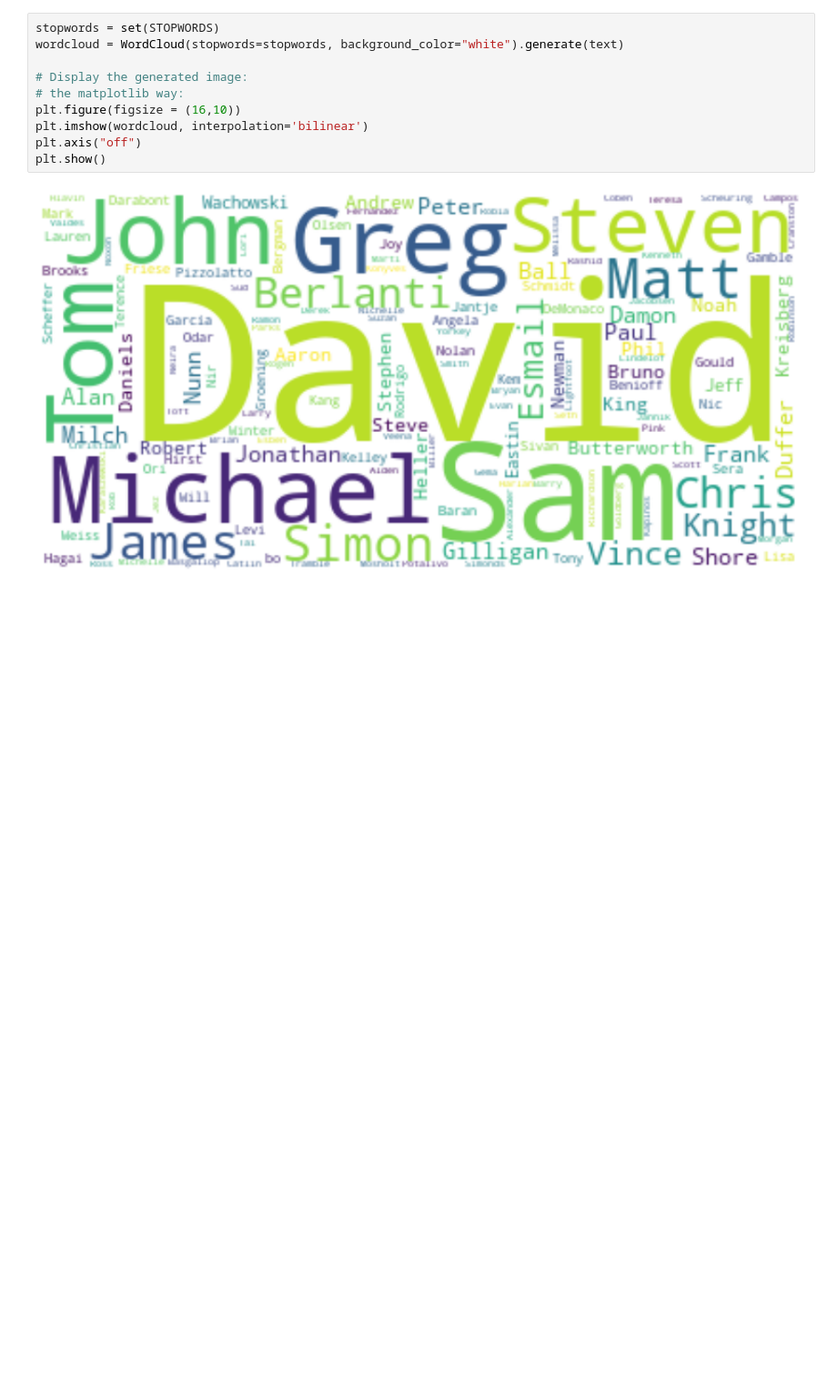
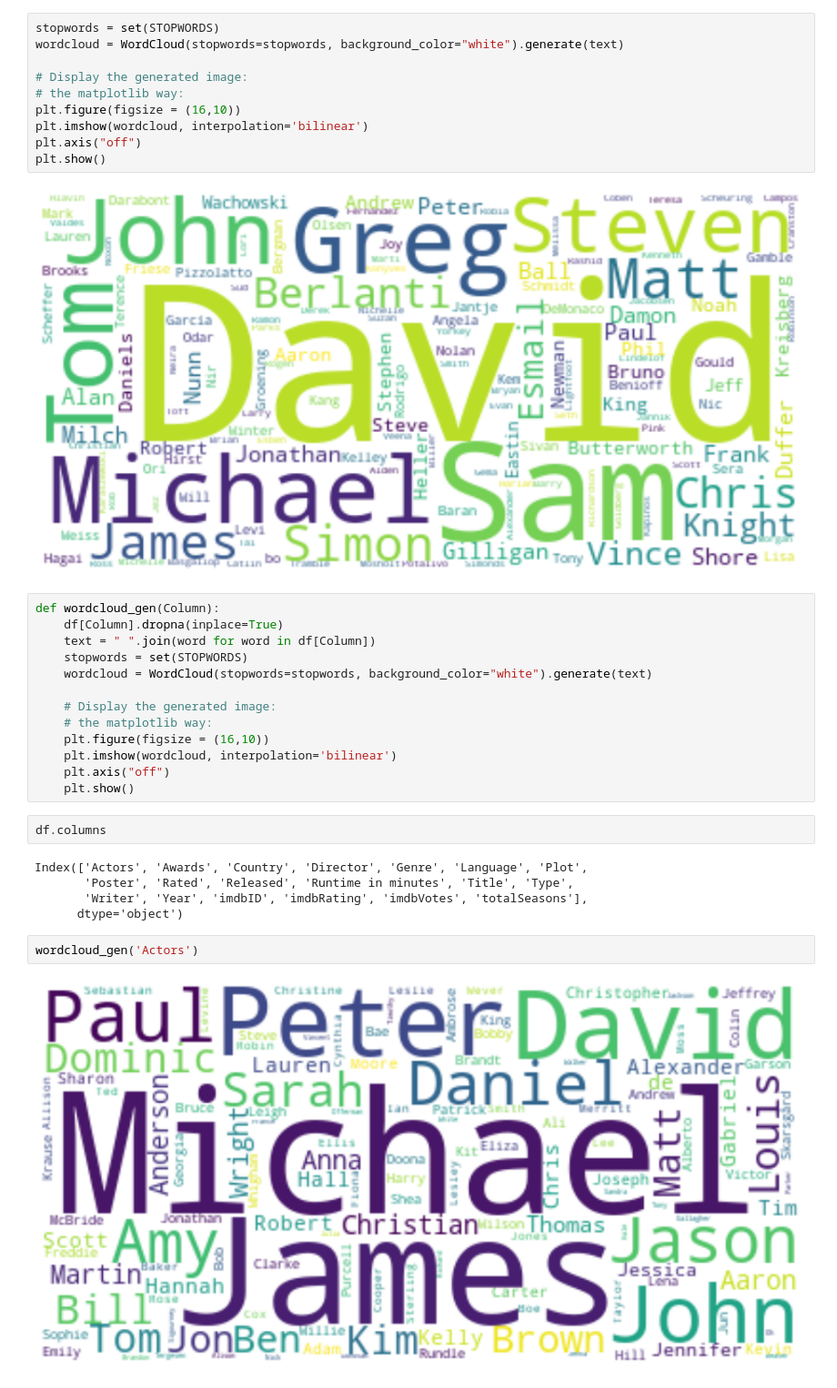
Before and after one commit to agorina91/tvshows, a Jupyter notebook: TvRec_Allcode.ipynb, the cells around one changed output. Shown at 91% size. Cells and saved outputs as stored; diff of their text form; blank space fills up the shorter version.

Commit message:
More wordclouds!

```diff
--- a/TvRec_Allcode.ipynb
+++ b/TvRec_Allcode.ipynb
@@ -130,3 +130,27 @@ plt.axis("off")
 plt.show()
 # %% [output]
 [figure]
+# %%
+def wordcloud_gen(Column):
+    df[Column].dropna(inplace=True)
+    text = " ".join(word for word in df[Column])
+    stopwords = set(STOPWORDS)
+    wordcloud = WordCloud(stopwords=stopwords, background_color="white").generate(text)
+
+    # Display the generated image:
+    # the matplotlib way:
+    plt.figure(figsize = (16,10))
+    plt.imshow(wordcloud, interpolation='bilinear')
+    plt.axis("off")
+    plt.show()
+# %%
+df.columns
+# %% [output]
+Index(['Actors', 'Awards', 'Country', 'Director', 'Genre', 'Language', 'Plot',
+       'Poster', 'Rated', 'Released', 'Runtime in minutes', 'Title', 'Type',
+       'Writer', 'Year', 'imdbID', 'imdbRating', 'imdbVotes', 'totalSeasons'],
+      dtype='object')
+# %%
+wordcloud_gen('Actors')
+# %% [output]
+[figure, added]
```
